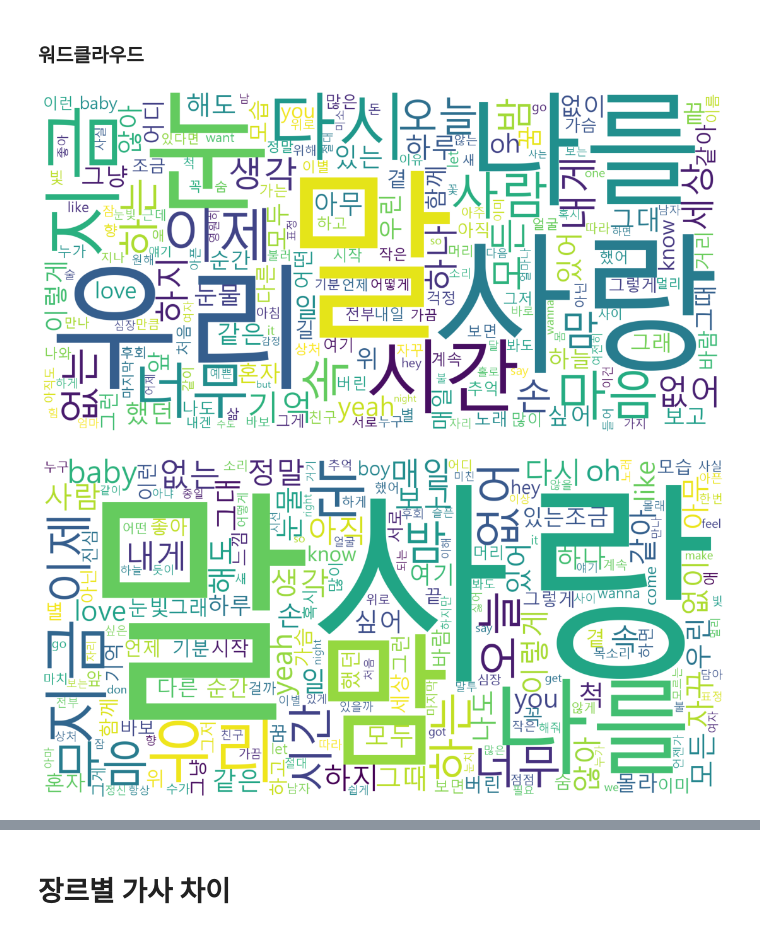
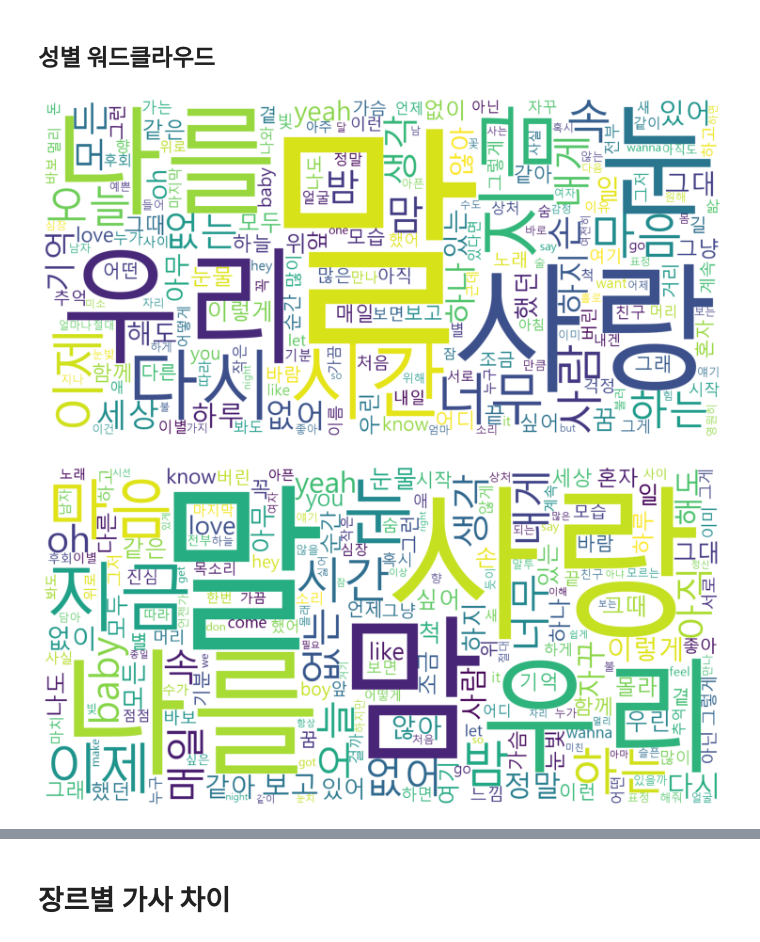
Before and after one commit to Beeny-Yu/project_women_pop, a Jupyter notebook: project_new.ipynb, the cells around one changed output, grey strips where cells are left out. Cells and saved outputs as stored; diff of their text form; code cells hidden in the pictures.

```diff
--- a/project_new.ipynb
+++ b/project_new.ipynb
@@ -198,5 +201,5 @@ word_dic = Word_Count('w_all')
 # %% [markdown]
-### 워드클라우드
+## 성별 워드클라우드
 # %%
 word_cloud = WordCloud(font_path="C:/Windows/Fonts/malgun.ttf", # font_path="C:/Windows/Fonts/NanumSquareB.ttf"
                        width=2000, height=1000, # 이 부분을 수정하시면 실제 워드클라우드의 크기가 바뀝니다 (해상도가 바뀝니다)
@@ -204,22 +207,22 @@ word_cloud = WordCloud(font_path="C:/Windows/Fonts/malgun.ttf", # font_path="C:/
                        background_color='white')
 # %%
 word_cloud.generate_from_frequencies(word_dic_m)
-plt.figure(figsize=(15,15)) # 이 부분을 수정하시면 화면에서 보여지는 워드클라우드의 크기가 바뀝니다
+plt.figure(figsize=(10,10)) # 이 부분을 수정하시면 화면에서 보여지는 워드클라우드의 크기가 바뀝니다
 plt.imshow(word_cloud)
 plt.axis("off")
 plt.tight_layout(pad=0)
 plt.show()
 # %% [output]
-[figure, old version]
+[figure, new version]
 # %%
 word_cloud.generate_from_frequencies(word_dic)
-plt.figure(figsize=(15,15)) # 이 부분을 수정하시면 화면에서 보여지는 워드클라우드의 크기가 바뀝니다
+plt.figure(figsize=(10,10)) # 이 부분을 수정하시면 화면에서 보여지는 워드클라우드의 크기가 바뀝니다
 plt.imshow(word_cloud)
 plt.axis("off")
 plt.tight_layout(pad=0)
 plt.show()
 # %% [output]
-[figure, old version]
+[figure, new version]
 # %%
 import matplotlib
 import matplotlib.pyplot as plt
```
Also changed, not shown: parts of 28 cells of this notebook.
